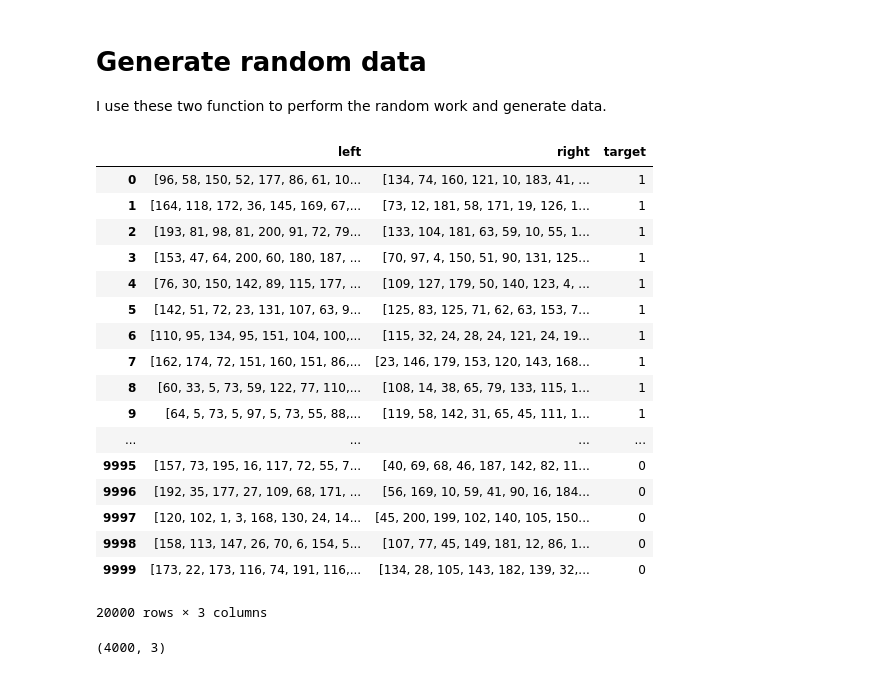
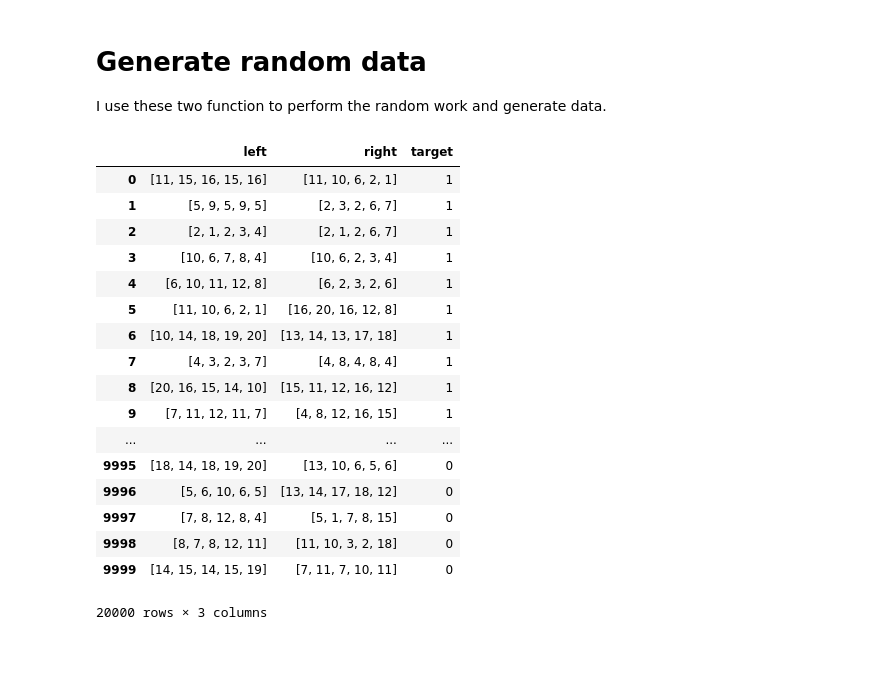
Before and after one commit to ChihchengHsieh/P700, a Jupyter notebook: Generating_data.ipynb, the cells around one changed output. Cells and saved outputs as stored; diff of their text form; code cells hidden in the pictures.

```diff
--- a/Generating_data.ipynb
+++ b/Generating_data.ipynb
@@ -19,8 +36,8 @@ G.number_of_nodes()
 # %%
-fig, ax = plt.subplots(figsize= (50,20))
-plt.subplot(122)
-nx.draw_shell(G,with_labels=True, font_weight='bold')
-plt.subplot(121)
-nx.draw(G, with_labels=True, font_weight='bold')
-#fig.savefig('./Graph')
+G = nx.convert_node_labels_to_integers(nx.grid_2d_graph(5,4),1)
+fig, ax = plt.subplots(figsize= (20,20))
+#plt.subplot(121)
+#nx.draw_shell(G,with_labels=True, font_weight='bold')
+nx.draw(G, with_labels=True, font_weight='bold', font_size = 50)
+fig.savefig('./Graph.png')
 # %% [output]
@@ -146,26 +177,27 @@ def CreatingNegativePairs(num_pairs=10, seqlen= 50,prob= 0.1, random_seed=None,
 # %%
-a = pd.DataFrame(CreatingPositivePairs(10000,random_seed=101))
-b = pd.DataFrame(CreatingNegativePairs(10000,random_seed=101))
+num_data = 10000
+a = pd.DataFrame(CreatingPlanerPositivePairs(num_data, seqlen=5, random_seed=101))
+b = pd.DataFrame(CreatingPlanarNegativePairs(num_data, seqlen=5, random_seed=101))
 data = pd.concat([a,b])
-with open("Fulldata.txt", "wb") as fp:   #Pickling
-    pickle.dump(data, fp)
+with open("Planar10thData.txt", "wb") as fp:   #Pickling
+     pickle.dump(data, fp)
 data
 # %% [output]
 |  | left | right | target |
-| 0 | [96, 58, 150, 52, 177, 86, 61, 10... | [134, 74, 160, 121, 10, 183, 41, ... | 1 |
-| 1 | [164, 118, 172, 36, 145, 169, 67,... | [73, 12, 181, 58, 171, 19, 126, 1... | 1 |
-| 2 | [193, 81, 98, 81, 200, 91, 72, 79... | [133, 104, 181, 63, 59, 10, 55, 1... | 1 |
-| 3 | [153, 47, 64, 200, 60, 180, 187, ... | [70, 97, 4, 150, 51, 90, 131, 125... | 1 |
-| 4 | [76, 30, 150, 142, 89, 115, 177, ... | [109, 127, 179, 50, 140, 123, 4, ... | 1 |
-| 5 | [142, 51, 72, 23, 131, 107, 63, 9... | [125, 83, 125, 71, 62, 63, 153, 7... | 1 |
-| 6 | [110, 95, 134, 95, 151, 104, 100,... | [115, 32, 24, 28, 24, 121, 24, 19... | 1 |
-| 7 | [162, 174, 72, 151, 160, 151, 86,... | [23, 146, 179, 153, 120, 143, 168... | 1 |
-| 8 | [60, 33, 5, 73, 59, 122, 77, 110,... | [108, 14, 38, 65, 79, 133, 115, 1... | 1 |
-| 9 | [64, 5, 73, 5, 97, 5, 73, 55, 88,... | [119, 58, 142, 31, 65, 45, 111, 1... | 1 |
+| 0 | [11, 15, 16, 15, 16] | [11, 10, 6, 2, 1] | 1 |
+| 1 | [5, 9, 5, 9, 5] | [2, 3, 2, 6, 7] | 1 |
+| 2 | [2, 1, 2, 3, 4] | [2, 1, 2, 6, 7] | 1 |
+| 3 | [10, 6, 7, 8, 4] | [10, 6, 2, 3, 4] | 1 |
+| 4 | [6, 10, 11, 12, 8] | [6, 2, 3, 2, 6] | 1 |
+| 5 | [11, 10, 6, 2, 1] | [16, 20, 16, 12, 8] | 1 |
+| 6 | [10, 14, 18, 19, 20] | [13, 14, 13, 17, 18] | 1 |
+| 7 | [4, 3, 2, 3, 7] | [4, 8, 4, 8, 4] | 1 |
+| 8 | [20, 16, 15, 14, 10] | [15, 11, 12, 16, 12] | 1 |
+| 9 | [7, 11, 12, 11, 7] | [4, 8, 12, 16, 15] | 1 |
 | ... | ... | ... | ... |
-| 9995 | [157, 73, 195, 16, 117, 72, 55, 7... | [40, 69, 68, 46, 187, 142, 82, 11... | 0 |
-| 9996 | [192, 35, 177, 27, 109, 68, 171, ... | [56, 169, 10, 59, 41, 90, 16, 184... | 0 |
-| 9997 | [120, 102, 1, 3, 168, 130, 24, 14... | [45, 200, 199, 102, 140, 105, 150... | 0 |
-| 9998 | [158, 113, 147, 26, 70, 6, 154, 5... | [107, 77, 45, 149, 181, 12, 86, 1... | 0 |
-| 9999 | [173, 22, 173, 116, 74, 191, 116,... | [134, 28, 105, 143, 182, 139, 32,... | 0 |
+| 9995 | [18, 14, 18, 19, 20] | [13, 10, 6, 5, 6] | 0 |
+| 9996 | [5, 6, 10, 6, 5] | [13, 14, 17, 18, 12] | 0 |
+| 9997 | [7, 8, 12, 8, 4] | [5, 1, 7, 8, 15] | 0 |
+| 9998 | [8, 7, 8, 12, 11] | [11, 10, 3, 2, 18] | 0 |
+| 9999 | [14, 15, 14, 15, 19] | [7, 11, 7, 10, 11] | 0 |
 20000 rows × 3 columns
@@ -176,4 +203,0 @@ for i in range(data.shape[0]):
-# %%
-data.shape
-# %% [output]
-(4000, 3)
```
Also changed, not shown: parts of 7 cells of this notebook, 13 other files.
